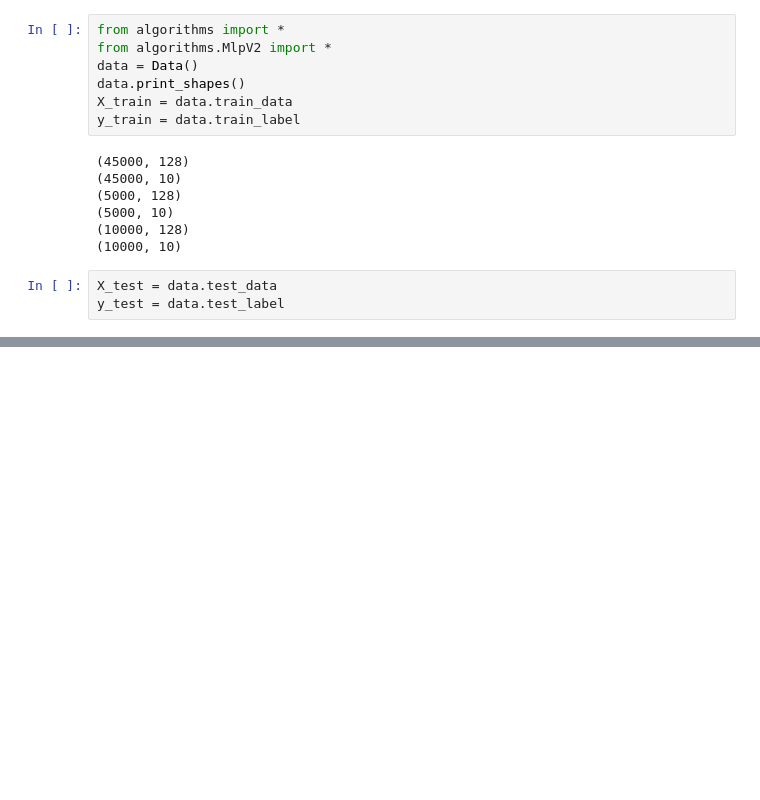
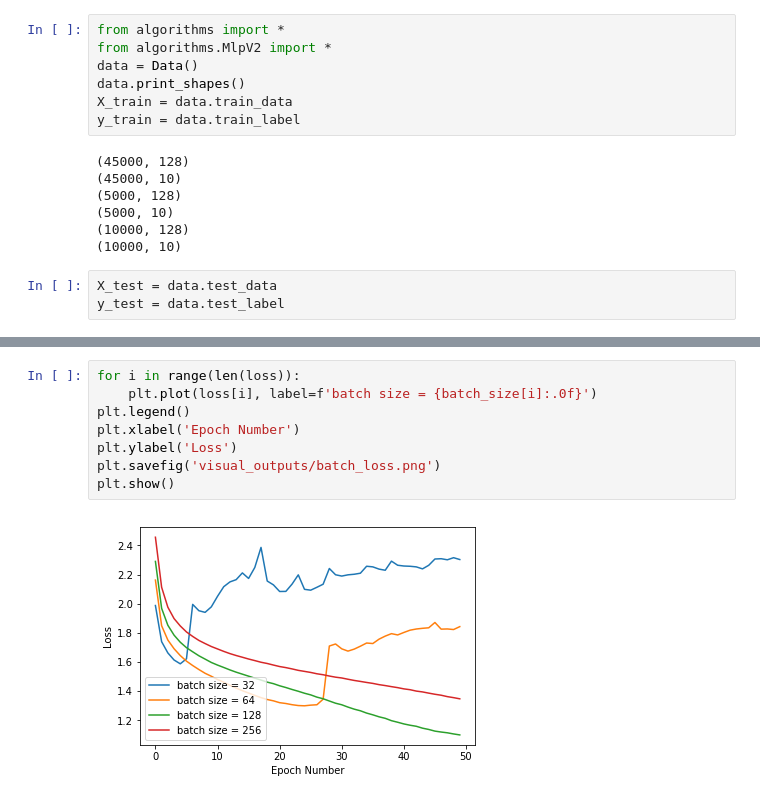
Before and after one commit to Yvnminc/Deep-Neural-Network-Components-Analysis, a Jupyter notebook: Experiment-Batch Size.ipynb, the cells around one changed output, grey strips where cells are left out. Cells and saved outputs as stored; diff of their text form; blank space fills up the shorter version.

```diff
--- a/Experiment-Batch Size.ipynb
+++ b/Experiment-Batch Size.ipynb
@@ -67,0 +77,10 @@ nn.evaluate(X_train,y_train)
+# %%
+for i in range(len(loss)):
+    plt.plot(loss[i], label=f'batch size = {batch_size[i]:.0f}')
+plt.legend()
+plt.xlabel('Epoch Number')
+plt.ylabel('Loss')
+plt.savefig('visual_outputs/batch_loss.png')
+plt.show()
+# %% [output]
+[figure, added]
```
Also changed, not shown: parts of 7 cells of this notebook, 2 other files.
